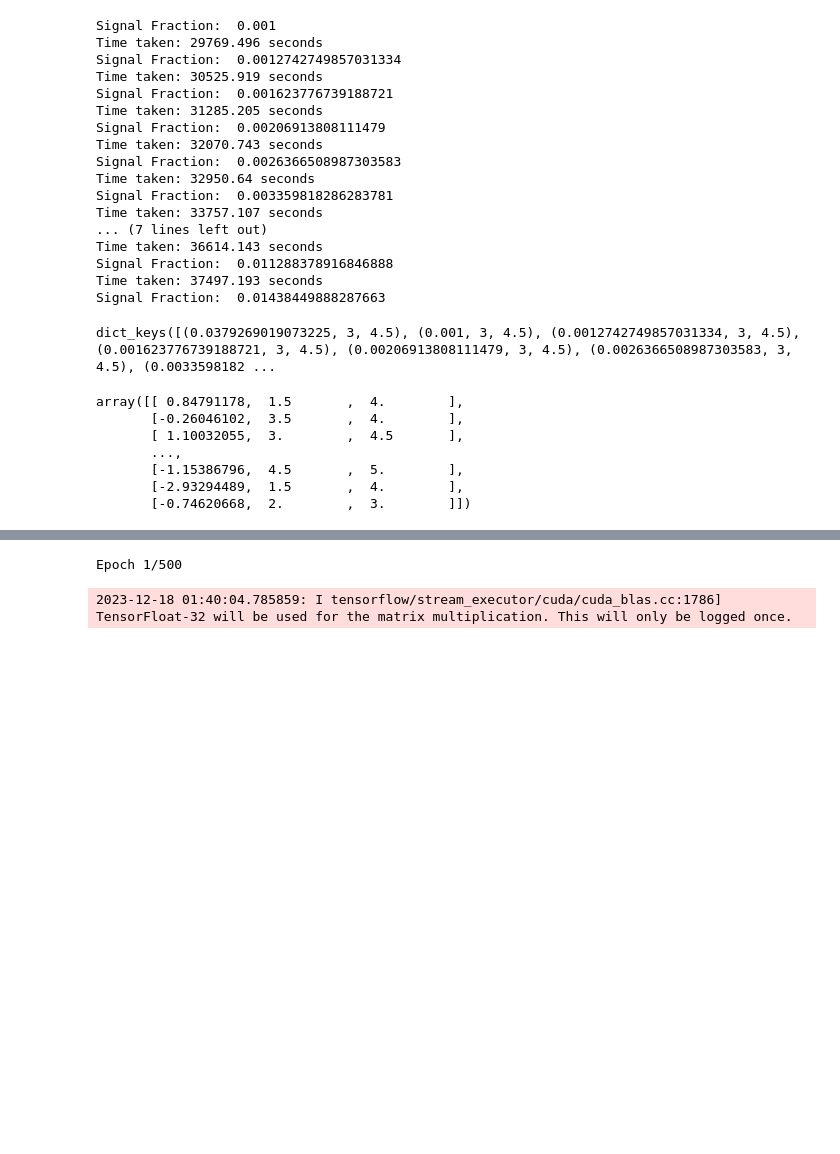
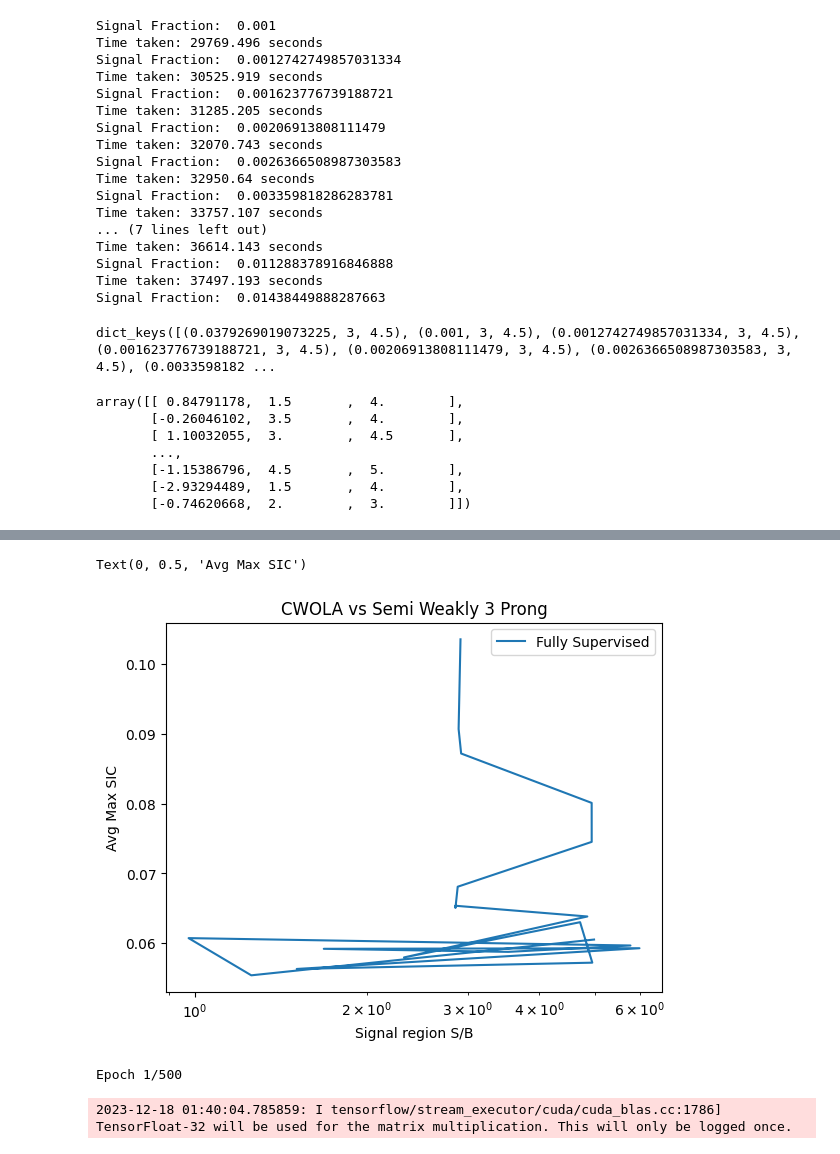
Before and after one commit to GitGup/SemiWeaklySupervised, a Jupyter notebook: SemiWeakly6Features.ipynb, the cells around one changed output, grey strips where cells are left out. Cells and saved outputs as stored; diff of their text form; code cells hidden in the pictures; blank space fills up the shorter version.

```diff
--- a/SemiWeakly6Features.ipynb
+++ b/SemiWeakly6Features.ipynb
@@ -387,7 +365,7 @@ msic1 = []
 msic2 = []
 
 #for sigfrac in np.logspace(-3,-1,20):
-    #print(sigfrac)
+print(sigfrac)
 sigfrac = 0.07
 
 w1 = 3
@@ -399,11 +377,11 @@ for l in model_qq.layers:
     l.trainable=False
 
 inputs_hold = tf.keras.Input(shape=(1,))
-simple_model = Dense(1,use_bias = False,activation='relu',kernel_initializer=tf.keras.initializers.Constant(2.))(inputs_hold)
+simple_model = Dense(1,use_bias = False,activation='relu',kernel_initializer=tf.keras.initializers.Constant(w1))(inputs_hold)
 model3 = Model(inputs = inputs_hold, outputs = simple_model)
 
 inputs_hold2 = tf.keras.Input(shape=(1,))
-simple_model2 = Dense(1,use_bias = False,activation='relu',kernel_initializer=tf.keras.initializers.Constant(5.))(inputs_hold2)
+simple_model2 = Dense(1,use_bias = False,activation='relu',kernel_initializer=tf.keras.initializers.Constant(w2))(inputs_hold2)
 model32 = Model(inputs = inputs_hold2, outputs = simple_model2)
 
 inputs_hold3 = tf.keras.Input(shape=(1,))
@@ -414,13 +392,13 @@ inputs = tf.keras.Input(shape=(6,))
 inputs2 = tf.keras.layers.concatenate([inputs,model3(tf.ones_like(inputs)[:,0]),model32(tf.ones_like(inputs)[:,0])])
 hidden_layer_1 = model_qq(inputs2)
 LLR = hidden_layer_1 / (1.-hidden_layer_1)
-#LLR_xs = 1.+sigfrac*LLR - sigfrac
-LLR_xs = 1 + model33(tf.ones_like(inputs)[:,0])*LLR
+LLR_xs = 1.+sigfrac*LLR - sigfrac
+#LLR_xs = 1 + model33(tf.ones_like(inputs)[:,0])*LLR
 ws = LLR_xs / (1.+LLR_xs+0.0001)
 model_all2 = Model(inputs = inputs, outputs = ws)
 model_all2.compile(loss='binary_crossentropy', optimizer=tf.keras.optimizers.Adam(learning_rate = 0.01))
 
-m1 = 1
+m1 = 3.5
 m2 = 5.5
 
 test_background = int(1/2 *len(x[0,0, qq]))
@@ -437,20 +415,20 @@ signal = x[m1,m2,qq][test_signal_length:test_signal_length+int(sig_frac*N)]
 x_vals_ = np.concatenate([x[0,0,qq][test_background:],signal])
 y_vals_ = np.concatenate([np.zeros(train_reference),np.ones(train_data),np.ones(len(signal))])
 
-print(N,len(x[0,0,qq])-N,len(x[m1,m2,qq][0:int(sig_frac*N)]),len(x[m1,m2,qq][0:int(sig_frac*N)])/N)
+#print(N,len(x[0,0,qq])-N,len(x[m1,m2,qq][0:int(sig_frac*N)]),len(x[m1,m2,qq][0:int(sig_frac*N)])/N)
 
 X_train_, X_val_, Y_train_, Y_val_ = train_test_split(x_vals_, y_vals_, test_size=0.5, random_state = 42)
 
 with tf.device('/GPU:0'):
-    myhistory_hack_ = model_all2.fit(X_train_[:,0:6], Y_train_, epochs=20,validation_data=(X_val_[:,0:6], Y_val_),batch_size=1024)
+    myhistory_hack_ = model_all2.fit(X_train_[:,0:6], Y_train_, epochs=20,validation_data=(X_val_[:,0:6], Y_val_),batch_size=1024, verbose = 0)
 print(m1,m2,model_all2.trainable_weights[0].numpy()[0][0],model_all2.trainable_weights[1].numpy()[0][0])
 xx+=[sigfrac]
 yy+=[model_all2.trainable_weights[0].numpy()[0][0]]
 zz+=[model_all2.trainable_weights[1].numpy()[0][0]]
-ww+=[np.exp(model_all2.trainable_weights[2].numpy()[0][0])]
-scores = model_all2.predict(np.concatenate([x[0,0,qq][0:test_background],x[m1,m2,qq][0:test_signal_length]]),batch_size=1024)
-y = np.concatenate([np.zeros(test_background),np.ones(test_signal_length)])
-fpr, tpr, _ = metrics.roc_curve(y, scores)
+#ww+=[np.exp(model_all2.trainable_weights[2].numpy()[0][0])]
+    # scores = model_all2.predict(np.concatenate([x[0,0,qq][0:test_background],x[m1,m2,qq][0:test_signal_length]]),batch_size=1024)
+    # y = np.concatenate([np.zeros(test_background),np.ones(test_signal_length)])
+    # fpr, tpr, _ = metrics.roc_curve(y, scores)
 
 #     model_cwola = Sequential()
 #     model_cwola.add(Dense(128, input_dim=6, activation='relu'))
@@ -1082,3 +1051,13 @@ ________________________________________________________________________________
+# %%
+plt.plot(weight_list1,maxsic,label="Fully Supervised")
+plt.title(f"CWOLA vs Semi Weakly 3 Prong")
+plt.legend()
+plt.xscale("log")
+plt.xlabel("Signal region S/B")
+plt.ylabel("Avg Max SIC")
+# %% [output]
+Text(0, 0.5, 'Avg Max SIC')
+[figure, added]
 # %%
 if (True):
 
```
Also changed, not shown: parts of 11 cells of this notebook.
